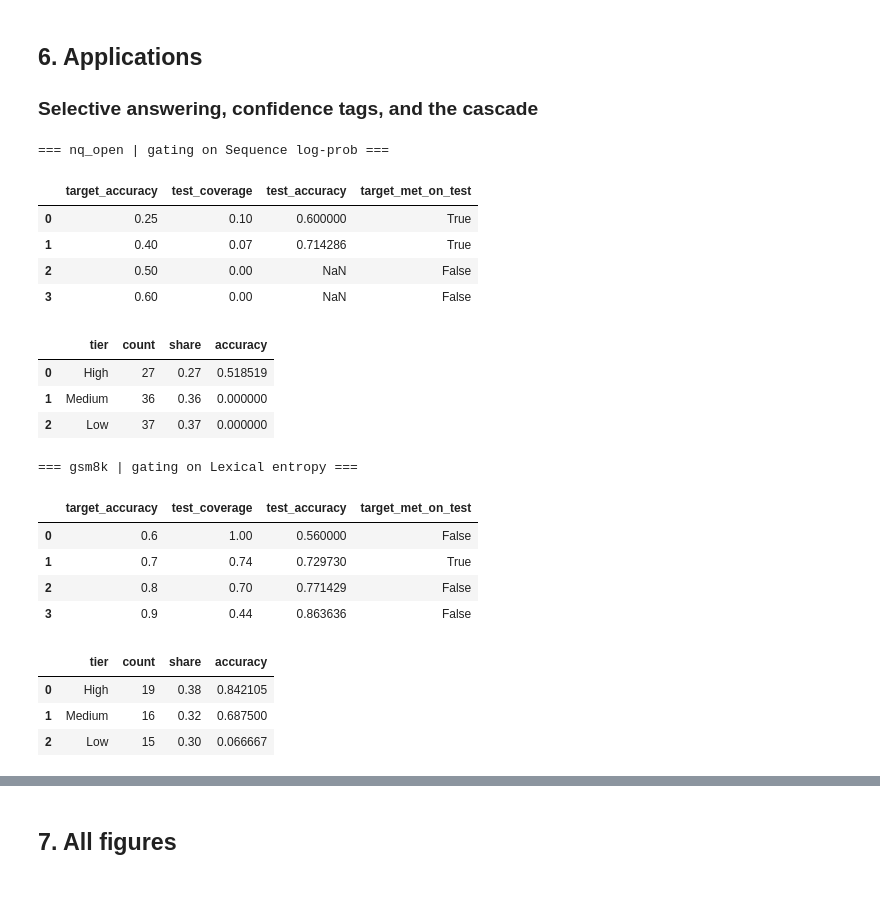
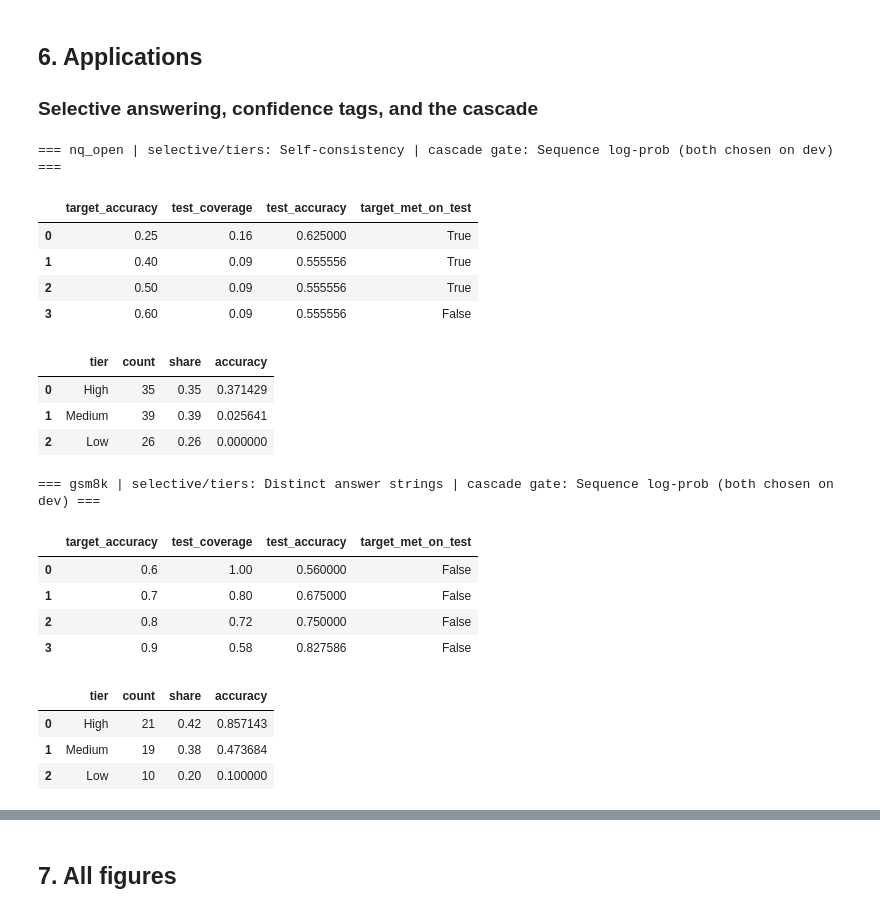
Before and after one commit to trohit920/llm-uncertainty-quantification, a Jupyter notebook: notebooks/uncertainty_analysis.ipynb, the cells around one changed output, grey strips where cells are left out. Drawn from its saved outputs; the diff is of its cells as text; code cells hidden in the pictures.

```diff
--- a/notebooks/uncertainty_analysis.ipynb
+++ b/notebooks/uncertainty_analysis.ipynb
@@ -205,33 +205,34 @@ for task in TASKS:
 ### Selective answering, confidence tags, and the cascade
 # %%
 for task, analysis in analyses.items():
-    print(f'=== {task} | gating on {get_spec(analysis.best_signal).display_name} ===')
+    print(f'=== {task} | selective/tiers: {get_spec(analysis.best_signal).display_name}'
+          f' | cascade gate: {get_spec(analysis.gate_signal).display_name if analysis.gate_signal else "none"} (both chosen on dev) ===')
     display(pd.DataFrame([p.as_dict() for p in analysis.selective])[
         ['target_accuracy', 'test_coverage', 'test_accuracy', 'target_met_on_test']
     ])
     display(pd.DataFrame([t.as_dict() for t in analysis.tiers]))
     print()
 # %% [output]
-=== nq_open | gating on Sequence log-prob ===
+=== nq_open | selective/tiers: Self-consistency | cascade gate: Sequence log-prob (both chosen on dev) ===
 |  | target_accuracy | test_coverage | test_accuracy | target_met_on_test |
-| 0 | 0.25 | 0.10 | 0.600000 | True |
-| 1 | 0.40 | 0.07 | 0.714286 | True |
-| 2 | 0.50 | 0.00 | NaN | False |
-| 3 | 0.60 | 0.00 | NaN | False |
+| 0 | 0.25 | 0.16 | 0.625000 | True |
+| 1 | 0.40 | 0.09 | 0.555556 | True |
+| 2 | 0.50 | 0.09 | 0.555556 | True |
+| 3 | 0.60 | 0.09 | 0.555556 | False |
 |  | tier | count | share | accuracy |
-| 0 | High | 27 | 0.27 | 0.518519 |
-| 1 | Medium | 36 | 0.36 | 0.000000 |
-| 2 | Low | 37 | 0.37 | 0.000000 |
+| 0 | High | 35 | 0.35 | 0.371429 |
+| 1 | Medium | 39 | 0.39 | 0.025641 |
+| 2 | Low | 26 | 0.26 | 0.000000 |
-=== gsm8k | gating on Lexical entropy ===
+=== gsm8k | selective/tiers: Distinct answer strings | cascade gate: Sequence log-prob (both chosen on dev) ===
 |  | target_accuracy | test_coverage | test_accuracy | target_met_on_test |
 | 0 | 0.6 | 1.00 | 0.560000 | False |
-| 1 | 0.7 | 0.74 | 0.729730 | True |
-| 2 | 0.8 | 0.70 | 0.771429 | False |
-| 3 | 0.9 | 0.44 | 0.863636 | False |
+| 1 | 0.7 | 0.80 | 0.675000 | False |
+| 2 | 0.8 | 0.72 | 0.750000 | False |
+| 3 | 0.9 | 0.58 | 0.827586 | False |
 |  | tier | count | share | accuracy |
-| 0 | High | 19 | 0.38 | 0.842105 |
-| 1 | Medium | 16 | 0.32 | 0.687500 |
-| 2 | Low | 15 | 0.30 | 0.066667 |
+| 0 | High | 21 | 0.42 | 0.857143 |
+| 1 | Medium | 19 | 0.38 | 0.473684 |
+| 2 | Low | 10 | 0.20 | 0.100000 |
 # %%
 cascade = analyses['gsm8k'].cascade
 if cascade is not None:
```
Also changed, not shown: parts of 2 cells of this notebook, 19 other files.
